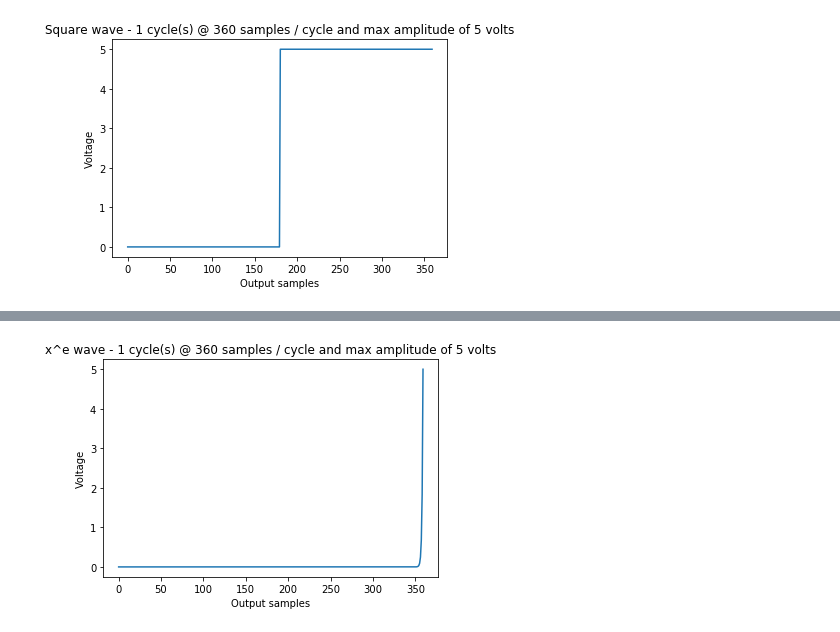
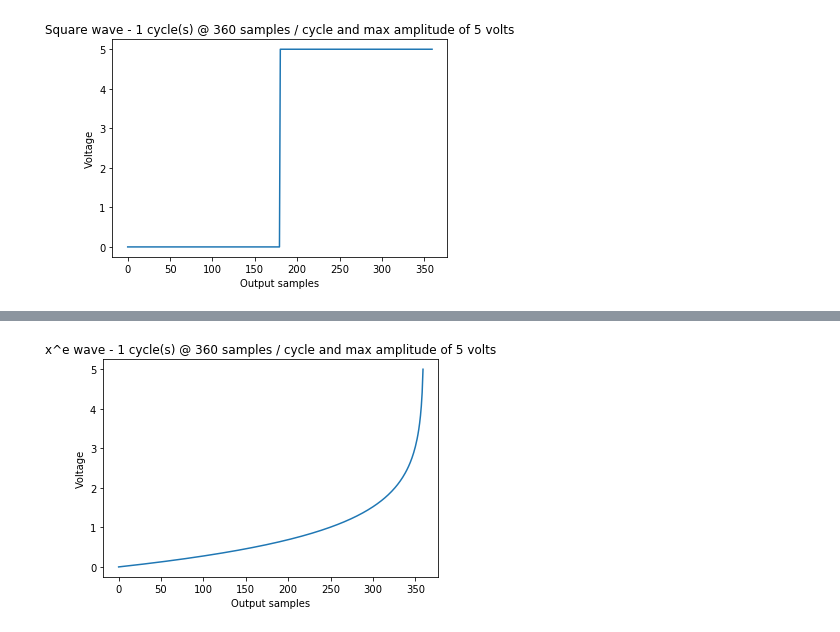
Before and after one commit to sebastienvezina/python-waveforms, a Jupyter notebook: waveforms.ipynb, the cells around one changed output, grey strips where cells are left out. Drawn from its saved outputs; the diff is of its cells as text; code cells hidden in the pictures.

```diff
--- a/waveforms.ipynb
+++ b/waveforms.ipynb
@@ -176,29 +168,30 @@ plt.show()
 # %%
 ## x^e WAVE
 cycles = 1
 samples = 360
 max_amplitude = 5
 
 
 xs = np.arange(resolution * cycles)
+
 ys = []
 y = 0
 current_cycle = 1
 cycle_x = 0
 for x in xs:
     if x % samples == 0:
         cycle_x = 0
+    y = samples - np.log(samples-cycle_x)
+    ys.append(y)
     cycle_x +=1
-    y = np.exp(cycle_x)
-    ys.append(y)
 
 ## rescale
 ys = np.interp(ys,[min(ys),max(ys)],[0,max_amplitude])
 
 plt.title("x^e wave - " + str(cycles) + " cycle(s) @ " + str(samples) + " samples / cycle and max amplitude of " + str(max_amplitude) + " volts")
 plt.xlabel("Output samples")
 plt.ylabel("Voltage")
 plt.plot(xs, ys)
 plt.show()
 # %% [output]
-[figure, old version]
+[figure, new version]
```
Also changed, not shown: parts of 5 cells of this notebook.
